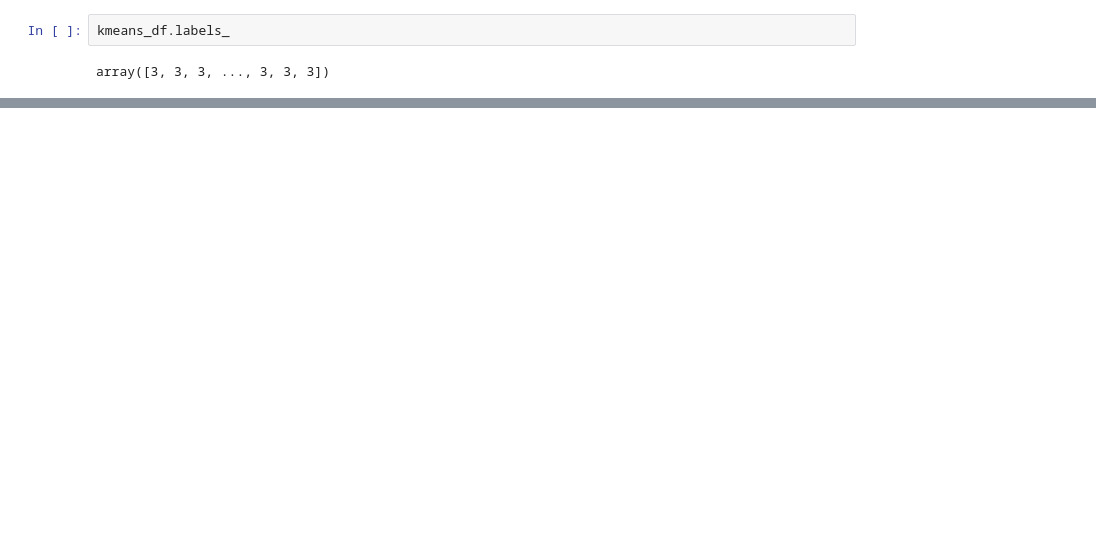
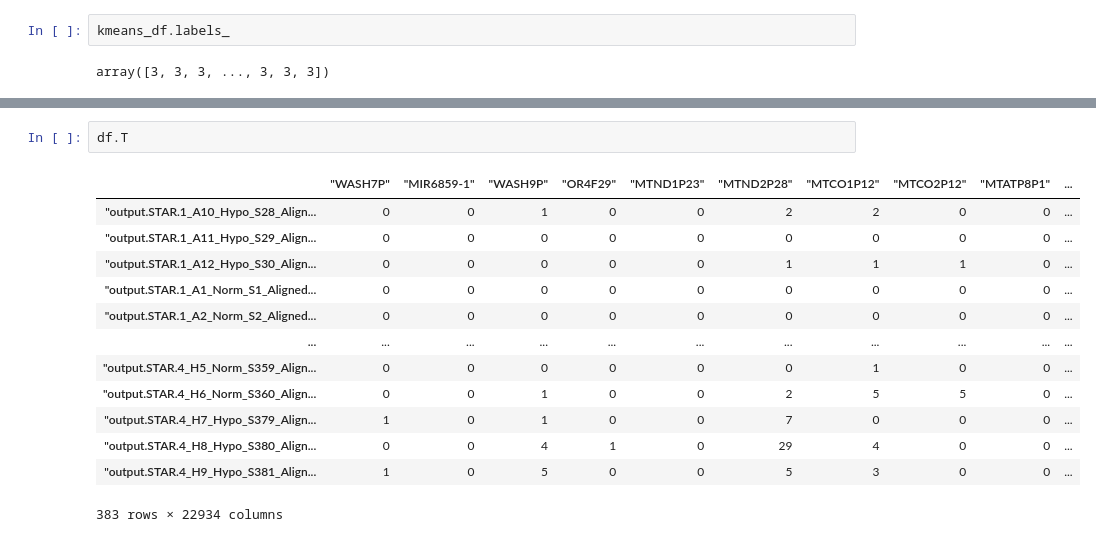
Before and after one commit to AliEmreSenel/BAIAILabProject2024, a Jupyter notebook: mariano_file.ipynb, the cells around one changed output, grey strips where cells are left out. Cells and saved outputs as stored; diff of their text form; blank space fills up the shorter version.

```diff
--- a/mariano_file.ipynb
+++ b/mariano_file.ipynb
@@ -102,0 +186,16 @@ array([3, 3, 3, ..., 3, 3, 3])
+# %%
+df.T
+# %% [output]
+|  | "WASH7P" | "MIR6859-1" | "WASH9P" | "OR4F29" | "MTND1P23" | "MTND2P28" | "MTCO1P12" | "MTCO2P12" | "MTATP8P1" | ... |
+| "output.STAR.1_A10_Hypo_S28_Align... | 0 | 0 | 1 | 0 | 0 | 2 | 2 | 0 | 0 | ... |
+| "output.STAR.1_A11_Hypo_S29_Align... | 0 | 0 | 0 | 0 | 0 | 0 | 0 | 0 | 0 | ... |
+| "output.STAR.1_A12_Hypo_S30_Align... | 0 | 0 | 0 | 0 | 0 | 1 | 1 | 1 | 0 | ... |
+| "output.STAR.1_A1_Norm_S1_Aligned... | 0 | 0 | 0 | 0 | 0 | 0 | 0 | 0 | 0 | ... |
+| "output.STAR.1_A2_Norm_S2_Aligned... | 0 | 0 | 0 | 0 | 0 | 0 | 0 | 0 | 0 | ... |
+| ... | ... | ... | ... | ... | ... | ... | ... | ... | ... | ... |
+| "output.STAR.4_H5_Norm_S359_Align... | 0 | 0 | 0 | 0 | 0 | 0 | 1 | 0 | 0 | ... |
+| "output.STAR.4_H6_Norm_S360_Align... | 0 | 0 | 1 | 0 | 0 | 2 | 5 | 5 | 0 | ... |
+| "output.STAR.4_H7_Hypo_S379_Align... | 1 | 0 | 1 | 0 | 0 | 7 | 0 | 0 | 0 | ... |
+| "output.STAR.4_H8_Hypo_S380_Align... | 0 | 0 | 4 | 1 | 0 | 29 | 4 | 0 | 0 | ... |
+| "output.STAR.4_H9_Hypo_S381_Align... | 1 | 0 | 5 | 0 | 0 | 5 | 3 | 0 | 0 | ... |
+383 rows × 22934 columns
```
Also changed, not shown: parts of 10 cells of this notebook.
